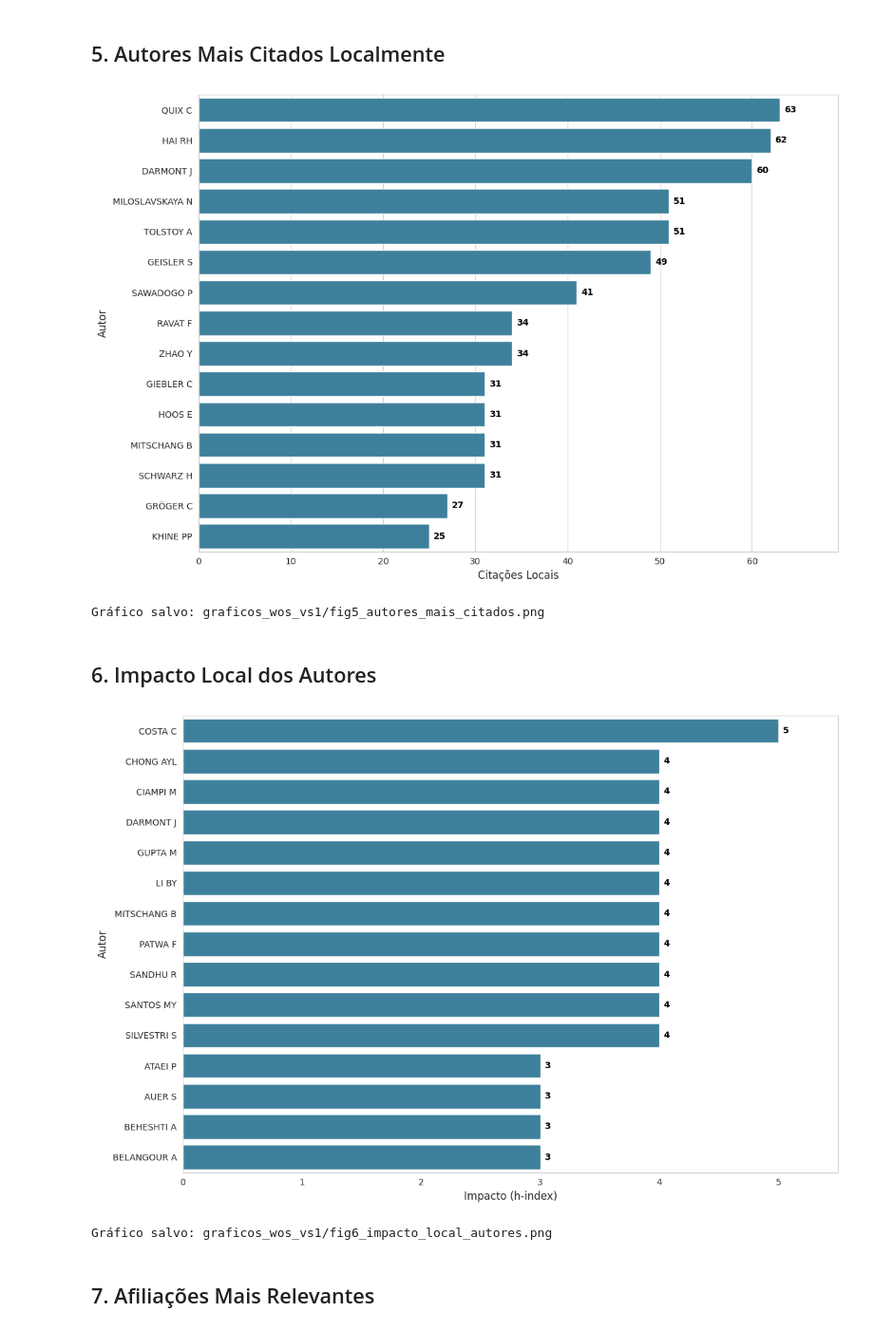
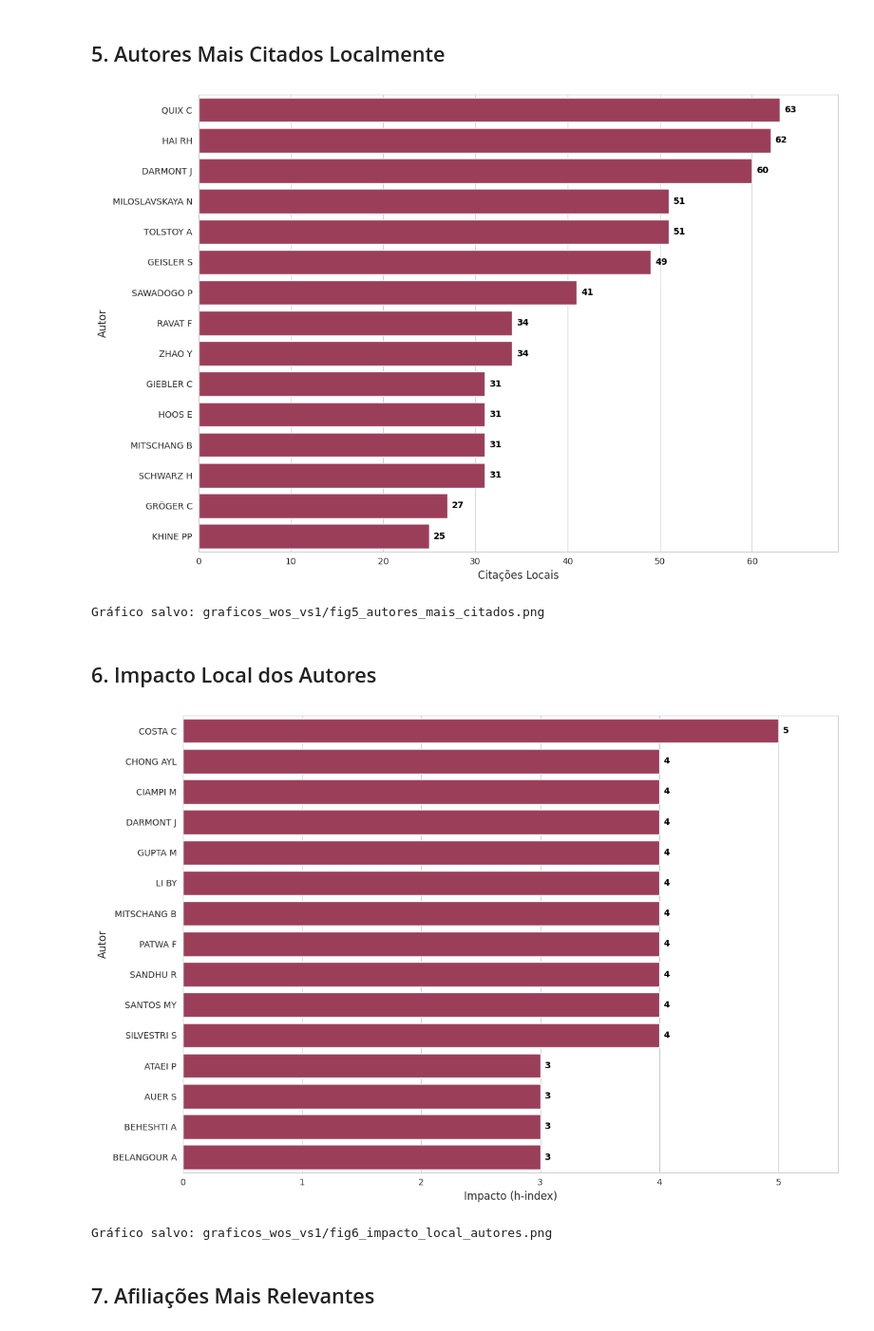
Before and after one commit to silvio-estat/TEMAC, a Jupyter notebook: Resultados_biblioshiny/WoS/analise_vs1/graficos_bibliometrix.ipynb, the cells around one changed output. Shown at 95% size. Drawn from its saved outputs; the diff is of its cells as text; code cells hidden in the pictures.

```diff
--- a/Resultados_biblioshiny/WoS/analise_vs1/graficos_bibliometrix.ipynb
+++ b/Resultados_biblioshiny/WoS/analise_vs1/graficos_bibliometrix.ipynb
@@ -145,7 +145,7 @@ df = pd.read_excel(xl, sheet_name='MostLocCitAuthors').head(15)
 plt.figure(figsize=(12, 8))
 
 # Removido palette e adicionado color fixo para evitar erros de versão do Seaborn
-ax = sns.barplot(data=df, x='LocalCitations', y='Author', color='#2E86AB', orient='h')
+ax = sns.barplot(data=df, x='LocalCitations', y='Author', color='#AB2E54', orient='h')
 
 # Adiciona os valores após as barras
 # Nota: ax.containers funciona a partir do Matplotlib 3.4+
@@ -162,34 +162,34 @@ plt.savefig(f'{output_dir}/fig5_autores_mais_citados.png', dpi=300, bbox_inches=
 plt.show()
 print(f"Gráfico salvo: {output_dir}/fig5_autores_mais_citados.png")
 # %% [output]
-[figure, old version]
+[figure, new version]
 Gráfico salvo: graficos_wos_vs1/fig5_autores_mais_citados.png
 # %% [markdown]
 ## 6. Impacto Local dos Autores
 # %%
 # 6. AuthorLocImpact - Impacto Local dos Autores
 df = pd.read_excel(xl, sheet_name='AuthorLocImpact').head(15)
 
 plt.figure(figsize=(12, 8))
 
 # Usando color='#2E86AB' para manter a consistência com os anteriores
-ax = sns.barplot(data=df, x='h_index', y='Author', color='#2E86AB', orient='h')
+ax = sns.barplot(data=df, x='h_index', y='Author', color='#AB2E54', orient='h')
 
 # Adicionando os valores (Total de Citações) ao lado das barras
 ax.bar_label(ax.containers[0], padding=5, fontsize=10, fontweight='bold', color="#000000")
 
 # Ajustando o limite do eixo X para o valor final não ser cortado
 plt.xlim(0, df['h_index'].max() * 1.1)
 
 #plt.title('Impacto Local dos Autores (Total de Citações) - Scopus', fontsize=14, fontweight='bold')
 plt.xlabel('Impacto (h-index)', fontsize=12)
 plt.ylabel('Autor', fontsize=12)
 plt.tight_layout()
 plt.savefig(f'{output_dir}/fig6_impacto_local_autores.png', dpi=300, bbox_inches='tight')
 plt.show()
 print(f"Gráfico salvo: {output_dir}/fig6_impacto_local_autores.png")
 # %% [output]
-[figure, old version]
+[figure, new version]
 Gráfico salvo: graficos_wos_vs1/fig6_impacto_local_autores.png
 # %% [markdown]
 ## 7. Afiliações Mais Relevantes
```
Also changed, not shown: parts of 15 cells of this notebook, 29 other files.
